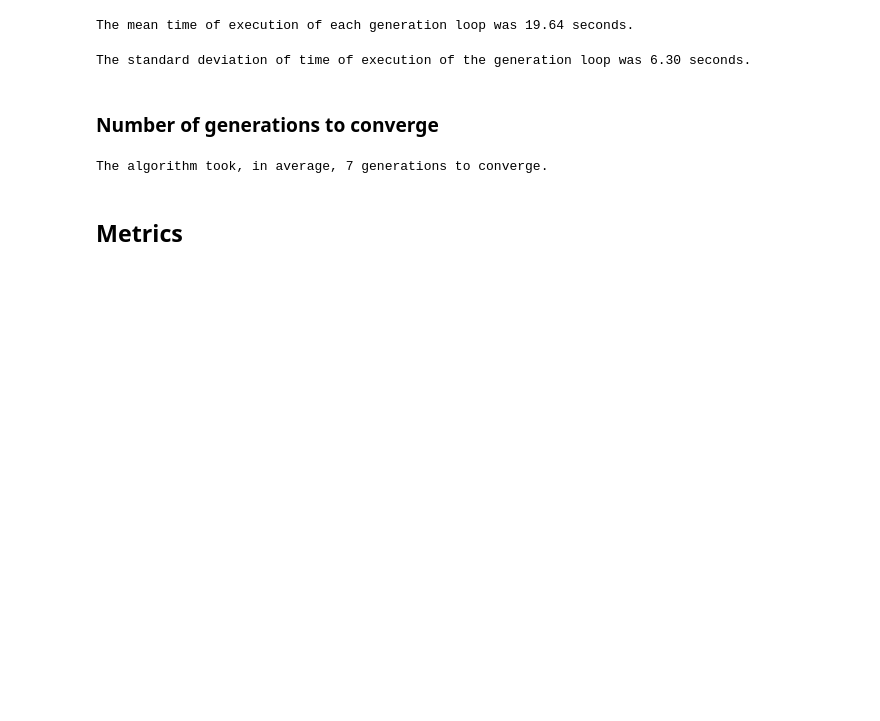
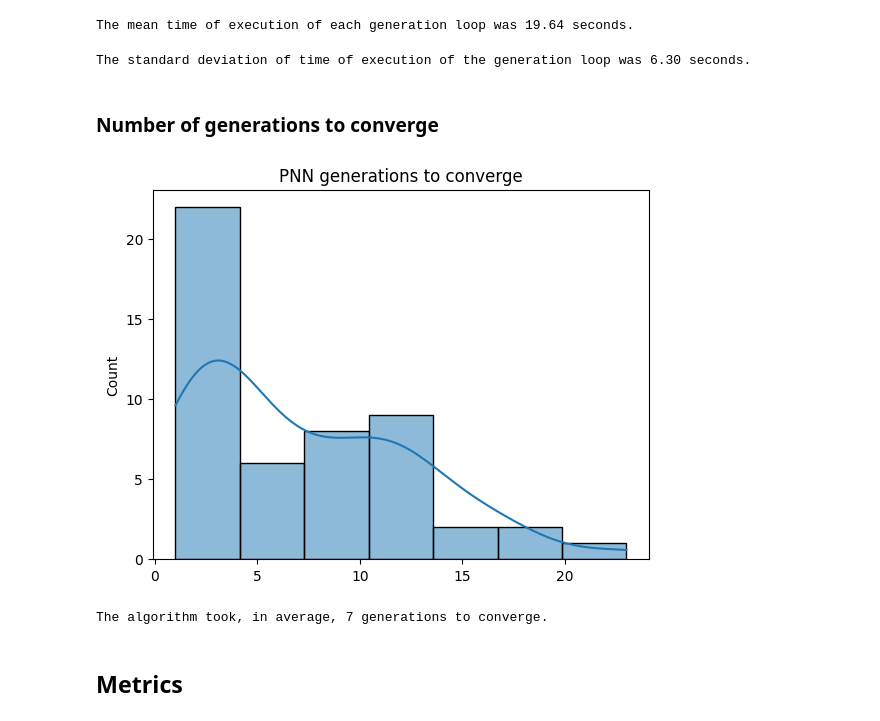
Before and after one commit to vitorsouton/cifo, a Jupyter notebook: notebooks/final_findings.ipynb, the cells around one changed output. Drawn from its saved outputs; the diff is of its cells as text; code cells hidden in the pictures; blank space fills up the shorter version.

```diff
--- a/notebooks/final_findings.ipynb
+++ b/notebooks/final_findings.ipynb
@@ -248,6 +263,14 @@ print(f'The standard deviation of time of execution of the generation loop was {
 The standard deviation of time of execution of the generation loop was 6.30 seconds.
 # %% [markdown]
 ### Number of generations to converge
+# %%
+g = []
+df_final.loop_time.apply(lambda x: g.append(len(x) - 10))
+
+sns.histplot(g, kde=True)
+plt.title('PNN generations to converge');
+# %% [output]
+[figure, added]
 # %%
 print(f'The algorithm took, in average, {df_final.loop_time.apply(lambda x: len(x) - 10).mean():.0f} generations to converge.')
 # %% [output]
```
Also changed, not shown: parts of 68 cells of this notebook, 4 other files.
